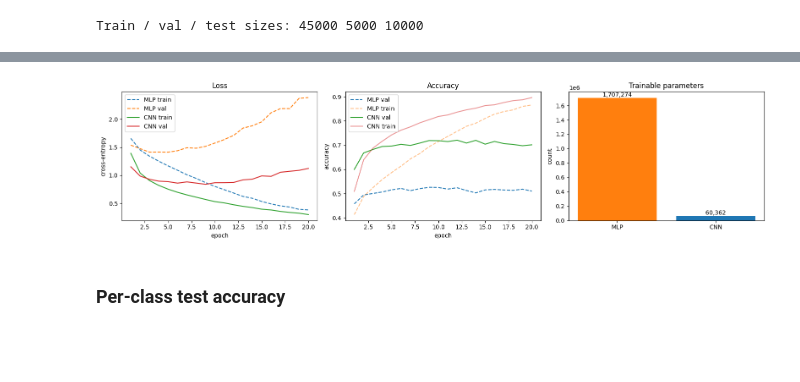
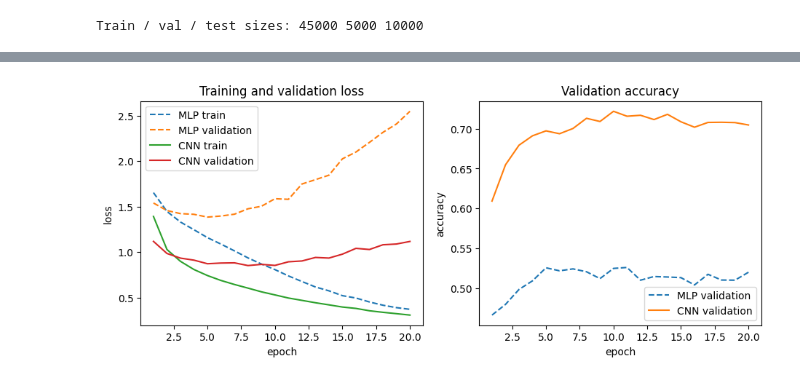
Before and after one commit to bhanukaT56/setExercises, a Jupyter notebook: Exercise_02.ipynb, the cells around one changed output, grey strips where cells are left out. Saved outputs shown, nothing was run; the diff lists cells and outputs as text; code cells hidden in the pictures; blank space fills up the shorter version.

```diff
--- a/Exercise_02.ipynb
+++ b/Exercise_02.ipynb
@@ -321,0 +133,17 @@ CNN uses 28.3x fewer parameters than the MLP.
+# %%
+torch.manual_seed(SEED)
+cnn = nn.Sequential(
+    nn.Conv2d(3, 32, kernel_size=3, padding=1),   # trainable layer 1
+    nn.ReLU(),
+    nn.MaxPool2d(2),                               # 32 x 16 x 16
+    nn.Conv2d(32, 64, kernel_size=3, padding=1),  # trainable layer 2
+    nn.ReLU(),
+    nn.MaxPool2d(2),                               # 64 x 8 x 8
+    nn.Flatten(),                                  # 4096
+    nn.Linear(64 * 8 * 8, 10))                     # trainable layer 3
+print("Parameters:", f"{count_params(cnn):,}")
+
+x = torch.zeros(1, 3, 32, 32)
+for layer in cnn:
+    x = layer(x)
+    print(f"{layer.__class__.__name__:<10} -> {tuple(x.shape)}")
@@ -321,0 +163,3 @@ CNN uses 28.3x fewer parameters than the MLP.
+# %%
+h_cnn = fit(cnn, train_loader, val_loader, epochs=20)
+plot_history(h_cnn, "CNN")
@@ -322,19 +218,12 @@ CNN uses 28.3x fewer parameters than the MLP.
 # %%
-fig, ax = plt.subplots(1, 3, figsize=(16, 4))
-ep = range(1, EPOCHS + 1)
-for n, ls in [("MLP", "--"), ("CNN", "-")]:
-    h = histories[n]
-    ax[0].plot(ep, h["train_loss"], ls, label=f"{n} train"); ax[0].plot(ep, h["val_loss"], ls, label=f"{n} val")
-    ax[1].plot(ep, h["val_acc"], ls, label=f"{n} val")
-    ax[1].plot(ep, h["train_acc"], ls, alpha=0.5, label=f"{n} train")
-ax[0].set(title="Loss", xlabel="epoch", ylabel="cross-entropy"); ax[0].legend()
-ax[1].set(title="Accuracy", xlabel="epoch", ylabel="accuracy"); ax[1].legend()
-names = list(results)
-ax[2].bar(names, [results[n]["params"] for n in names], color=["tab:orange", "tab:blue"])
-ax[2].set(title="Trainable parameters", ylabel="count")
-for i, n in enumerate(names): ax[2].text(i, results[n]["params"], f"{results[n]['params']:,}", ha="center", va="bottom")
-plt.tight_layout(); plt.savefig("figures/ex2_mlp_vs_cnn.png", dpi=150); plt.show()
+ep = range(1, 21)
+fig, ax = plt.subplots(1, 2, figsize=(11, 4))
+for n, h, ls in [("MLP", h_mlp, "--"), ("CNN", h_cnn, "-")]:
+    ax[0].plot(ep, h["train_loss"], ls, label=f"{n} train")
+    ax[0].plot(ep, h["val_loss"], ls, label=f"{n} validation")
+    ax[1].plot(ep, h["val_acc"], ls, label=f"{n} validation")
+ax[0].set(title="Training and validation loss", xlabel="epoch", ylabel="loss"); ax[0].legend()
+ax[1].set(title="Validation accuracy", xlabel="epoch", ylabel="accuracy"); ax[1].legend()
+plt.show()
 # %% [output]
-[figure, old version]
+[figure, new version]
-# %% [markdown]
-### Per-class test accuracy
```
Also changed, not shown: parts of 39 cells of this notebook.
